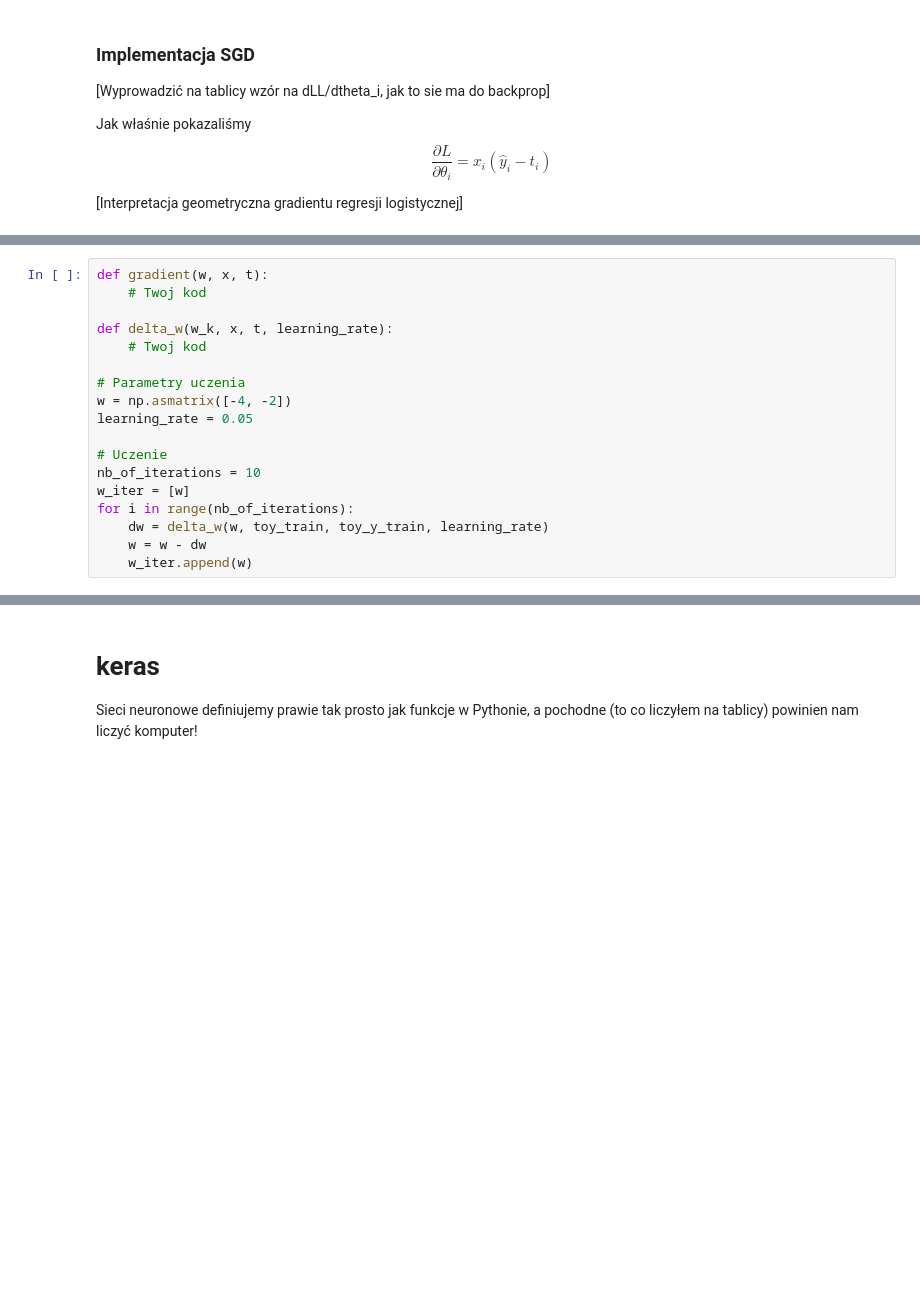
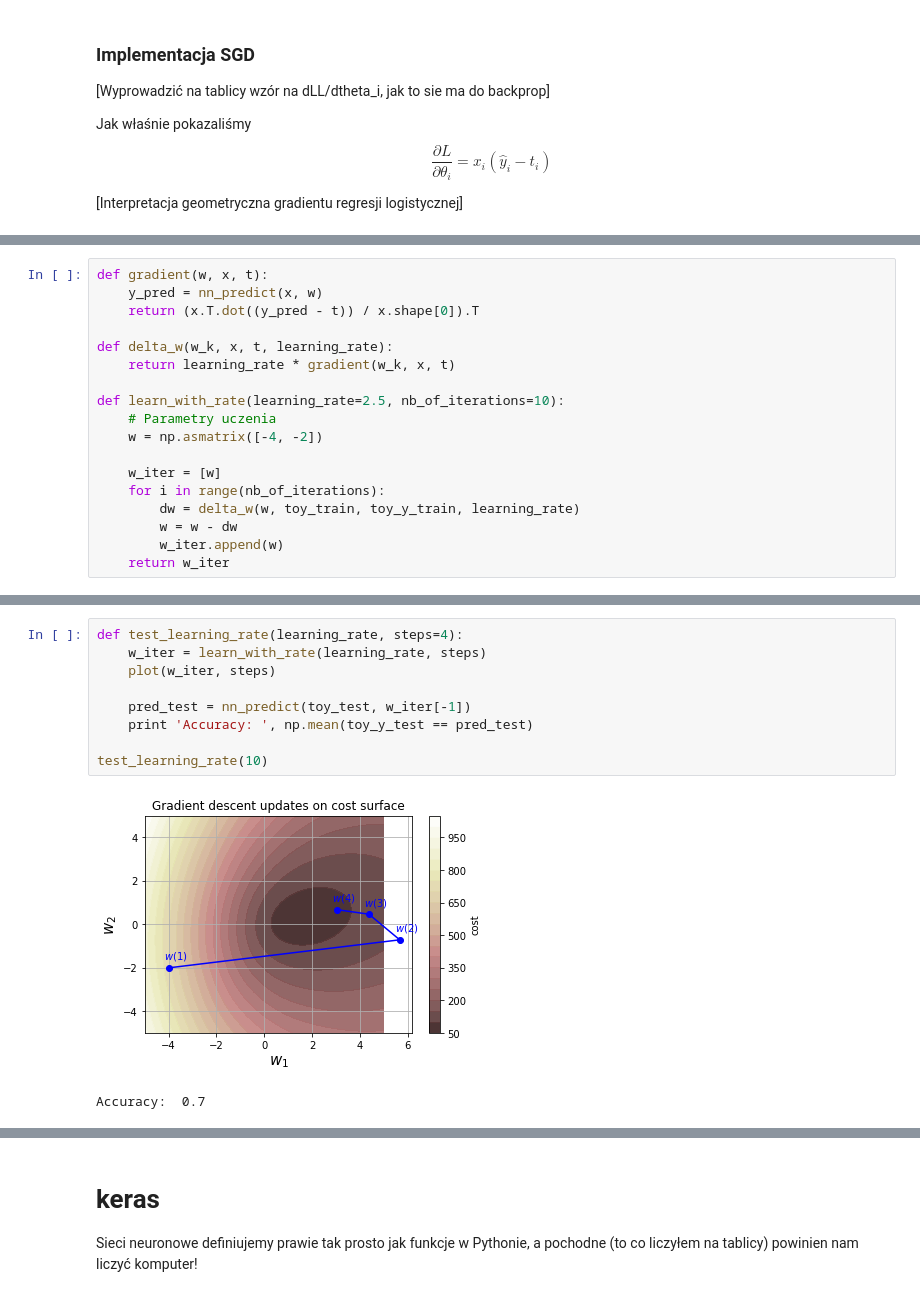
Before and after one commit to mjoniak/machine-learning, a Jupyter notebook: L9.ipynb, the cells around one changed output, grey strips where cells are left out. Cells and saved outputs as stored; diff of their text form; blank space fills up the shorter version.

```diff
--- a/L9.ipynb
+++ b/L9.ipynb
@@ -191,19 +191,19 @@ Co powinno wyjść dla odpowiednio 5.0 oraz 2.5
 Uwaga: Należy uśredniać gradient w funkcji "gradient", dziękujemy za zauważenie błędu Krzysztofowi Paskowi.
 # %%
 def gradient(w, x, t):
-    # Twoj kod
+    y_pred = nn_predict(x, w)
+    return (x.T.dot((y_pred - t)) / x.shape[0]).T
 
 def delta_w(w_k, x, t, learning_rate):
-    # Twoj kod
+    return learning_rate * gradient(w_k, x, t)
 
-# Parametry uczenia
-w = np.asmatrix([-4, -2])
-learning_rate = 0.05
+def learn_with_rate(learning_rate=2.5, nb_of_iterations=10):
+    # Parametry uczenia
+    w = np.asmatrix([-4, -2])
 
-# Uczenie
-nb_of_iterations = 10
-w_iter = [w]
-for i in range(nb_of_iterations):
-    dw = delta_w(w, toy_train, toy_y_train, learning_rate)
-    w = w - dw
-    w_iter.append(w)
+    w_iter = [w]
+    for i in range(nb_of_iterations):
+        dw = delta_w(w, toy_train, toy_y_train, learning_rate)
+        w = w - dw
+        w_iter.append(w)
+    return w_iter
@@ -239,0 +240,12 @@ NameError: name 'w_iter' is not defined
+# %%
+def test_learning_rate(learning_rate, steps=4):
+    w_iter = learn_with_rate(learning_rate, steps)
+    plot(w_iter, steps)
+
+    pred_test = nn_predict(toy_test, w_iter[-1])
+    print 'Accuracy: ', np.mean(toy_y_test == pred_test)
+
+test_learning_rate(10)
+# %% [output]
+[figure, added]
+Accuracy:  0.7
```
Also changed, not shown: parts of 22 cells of this notebook.
